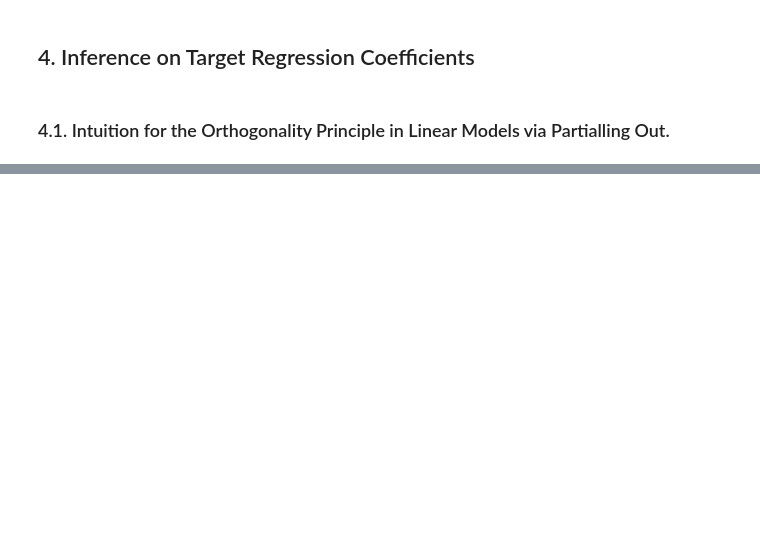
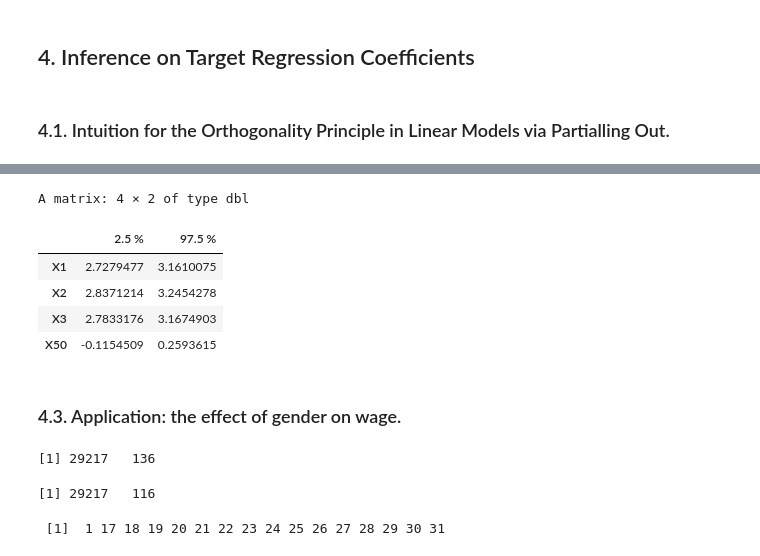
Before and after one commit to d2cml-ai/HDMjl.jl, a Jupyter notebook: tutorial/r_file.ipynb, the cells around one changed output, grey strips where cells are left out. Cells and saved outputs as stored; diff of their text form; code cells hidden in the pictures; blank space fills up the shorter version.

```diff
--- a/tutorial/r_file.ipynb
+++ b/tutorial/r_file.ipynb
@@ -22,0 +135,31 @@ save(dat, file = "../data/4_1.csv")
+# %%
+confint(lasso.effect, level = 0.95, joint = TRUE)
+# %% [output]
+A matrix: 4 × 2 of type dbl
+|  | 2.5 % | 97.5 % |
+| X1 | 2.7279477 | 3.1610075 |
+| X2 | 2.8371214 | 3.2454278 |
+| X3 | 2.7833176 | 3.1674903 |
+| X50 | -0.1154509 | 0.2593615 |
+# %% [markdown]
+### 4.3. Application: the effect of gender on wage.
+# %%
+library(hdm)
+data(cps2012)
+X <- model.matrix(~-1 + female + female:(widowed + divorced + separated + nevermarried +
+hsd08 + hsd911 + hsg + cg + ad + mw + so + we + exp1 + exp2 + exp3) + +(widowed +
+divorced + separated + nevermarried + hsd08 + hsd911 + hsg + cg + ad + mw + so +
+we + exp1 + exp2 + exp3)^2, data = cps2012)
+dim(X)
+# %% [output]
+[1] 29217   136
+# %%
+X <- X[, which(apply(X, 2, var) != 0)] # exclude all constant variables
+dim(X)
+# %% [output]
+[1] 29217   116
+# %%
+index.gender <- grep("female", colnames(X))
+index.gender
+# %% [output]
+ [1]  1 17 18 19 20 21 22 23 24 25 26 27 28 29 30 31
```
Also changed, not shown: parts of 48 cells of this notebook, 4 other files.
